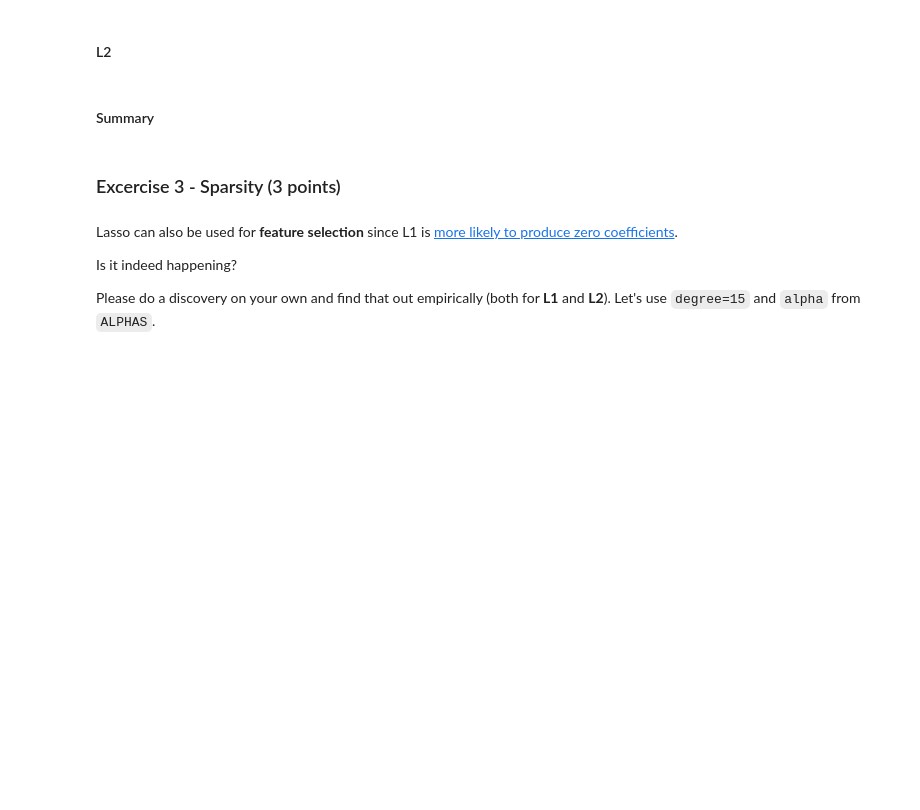
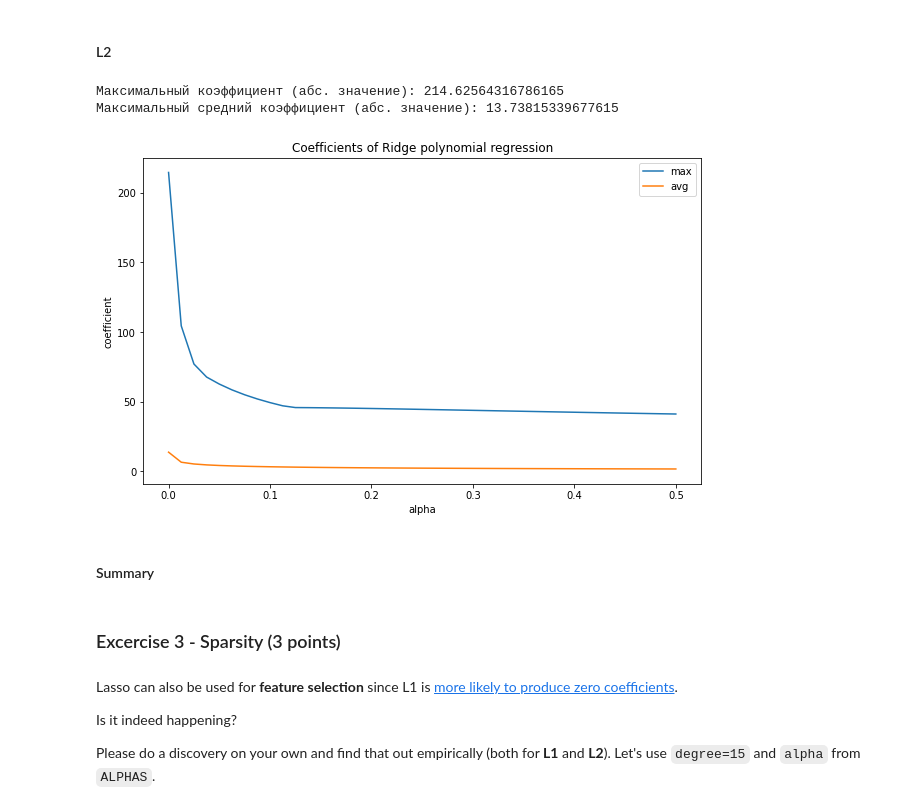
Before and after one commit to vilen-kim/4_overfitting_regularization, a Jupyter notebook: overfitting_regularization.ipynb, the cells around one changed output. Cells and saved outputs as stored; diff of their text form; code cells hidden in the pictures; blank space fills up the shorter version.

```diff
--- a/overfitting_regularization.ipynb
+++ b/overfitting_regularization.ipynb
@@ -407,3 +441,25 @@ Please do a discovery on your own and find that out empirically (both for **L1**
+# %%
+coefs_l2 = []
+for alpha in ALPHAS:
+    model = Ridge(alpha=alpha, random_state=SEED, max_iter=50000).fit(X_transform, y_train)
+    coefs_l2.append(model.coef_)
+# %%
+max_coefs_l2 = [np.max(coef) for coef in coefs_l2]
+avg_coefs_l2 = [np.mean(np.abs(coef)) for coef in coefs_l2]
+max_coef_l2 = max(max_coefs_l2)
+plt.figure(figsize=(10, 6))
+plt.plot(ALPHAS, max_coefs_l2, label='max')
+plt.plot(ALPHAS, avg_coefs_l2, label='avg')
+plt.title('Coefficients of Ridge polynomial regression')
+plt.xlabel('alpha')
+plt.ylabel('coefficient')
+plt.legend()
+print(f'Максимальный коэффициент (абс. значение): {max_coef_l2}')
+print(f'Максимальный средний коэффициент (абс. значение): {max(avg_coefs_l2)}')
+# %% [output]
+Максимальный коэффициент (абс. значение): 214.62564316786165
+Максимальный средний коэффициент (абс. значение): 13.73815339677615
+[figure, added]
 # %% [markdown]
 #### Summary
 # %%
```
Also changed, not shown: parts of 12 cells of this notebook.
